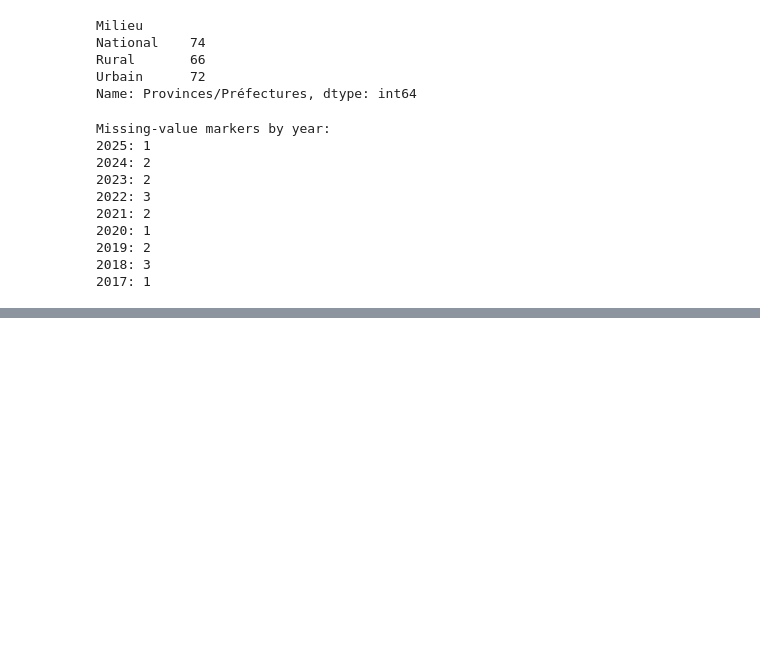
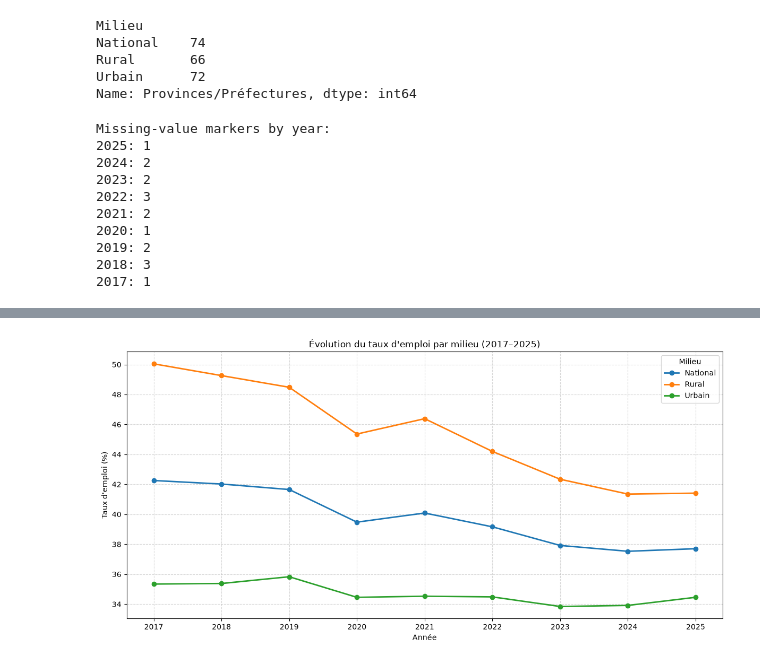
Before and after one commit to Oussamak05/morocco-labour-market-intelligence, a Jupyter notebook: notebooks/04_employment_province.ipynb, the cells around one changed output, grey strips where cells are left out. Saved outputs shown, nothing was run; the diff lists cells and outputs as text; code cells hidden in the pictures; blank space fills up the shorter version.

```diff
--- a/notebooks/04_employment_province.ipynb
+++ b/notebooks/04_employment_province.ipynb
@@ -217,0 +1074,12 @@ Missing-value markers by year:
+# %%
+# Calculate the annual mean employment rate for each balanced panel
+
+employment_trends = {}
+
+for milieu, df_panel in balanced_panels.items():
+    employment_trends[milieu] = df_panel.mean(axis=0)
+
+df_employment_trends = pd.DataFrame(employment_trends)
+
+# Display the annual mean employment rates
+display(df_employment_trends)
@@ -217,0 +1098,38 @@ Missing-value markers by year:
+# %%
+import matplotlib.pyplot as plt
+
+# Create the figure
+plt.figure(figsize=(12, 6))
+
+# Plot the three employment trends
+for milieu in df_employment_trends.columns:
+    plt.plot(
+        df_employment_trends.index,
+        df_employment_trends[milieu],
+        marker="o",
+        linewidth=2,
+        label=milieu
+    )
+
+# Add titles and labels
+plt.title("Évolution du taux d'emploi par milieu (2017–2025)")
+plt.xlabel("Année")
+plt.ylabel("Taux d'emploi (%)")
+
+# Improve readability
+plt.xticks(df_employment_trends.index)
+plt.grid(True, linestyle="--", alpha=0.5)
+plt.legend(title="Milieu")
+
+plt.tight_layout()
+
+# Save the figure
+plt.savefig(
+    FIGURES_DIR / "employment_trend_by_milieu_2017_2025.png",
+    dpi=300,
+    bbox_inches="tight"
+)
+
+plt.show()
+# %% [output]
+[figure, added]
```
Also changed, not shown: parts of 73 cells of this notebook, 5 other files.
